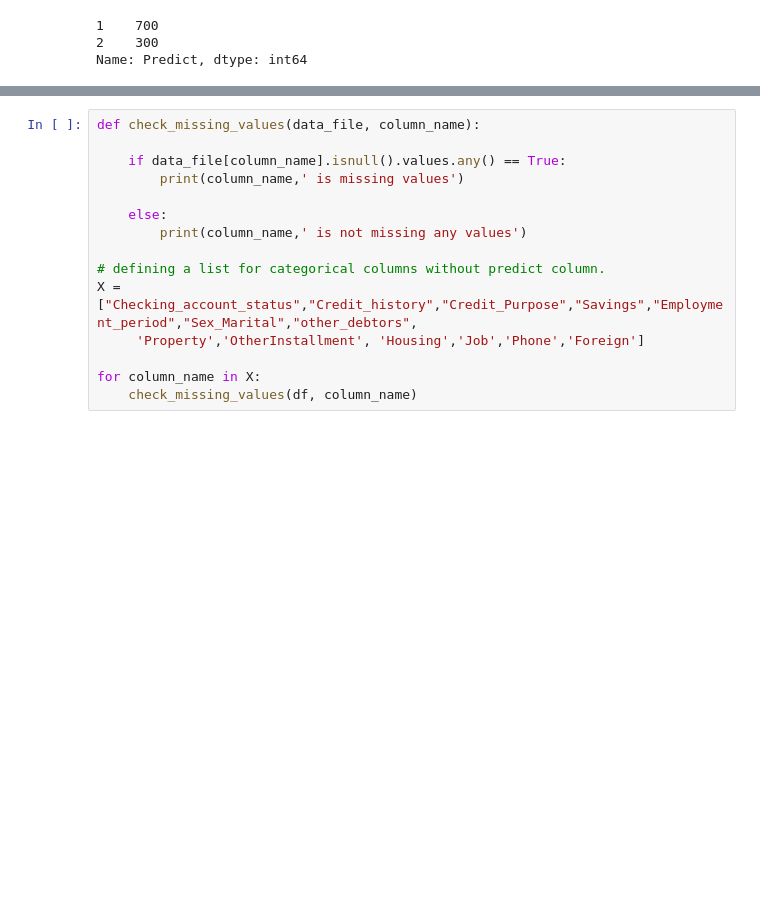
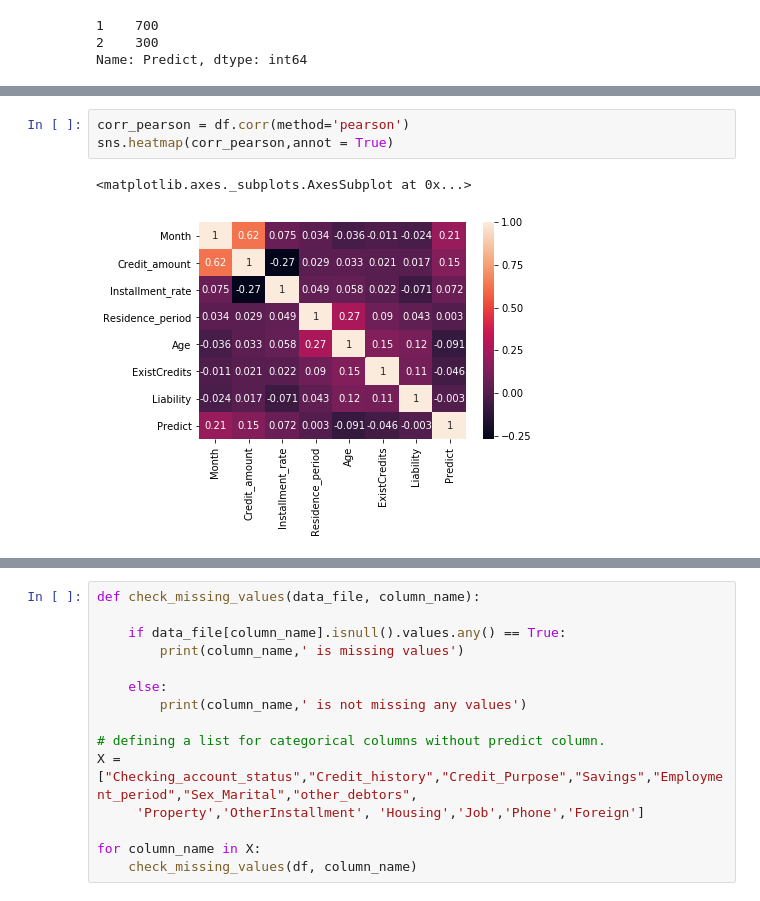
Before and after one commit to Mangsir-Krishna/German-credit-data-classifier, a Jupyter notebook: classifier with accuracy.ipynb, the cells around one changed output, grey strips where cells are left out. Drawn from its saved outputs; the diff is of its cells as text; blank space fills up the shorter version.

```diff
--- a/classifier with accuracy.ipynb
+++ b/classifier with accuracy.ipynb
@@ -87,0 +25,6 @@ df.head(5)
+# %%
+corr_pearson = df.corr(method='pearson')
+sns.heatmap(corr_pearson,annot = True)
+# %% [output]
+<matplotlib.axes._subplots.AxesSubplot at 0x...>
+[figure, added]
```
Also changed, not shown: parts of 32 cells of this notebook.
